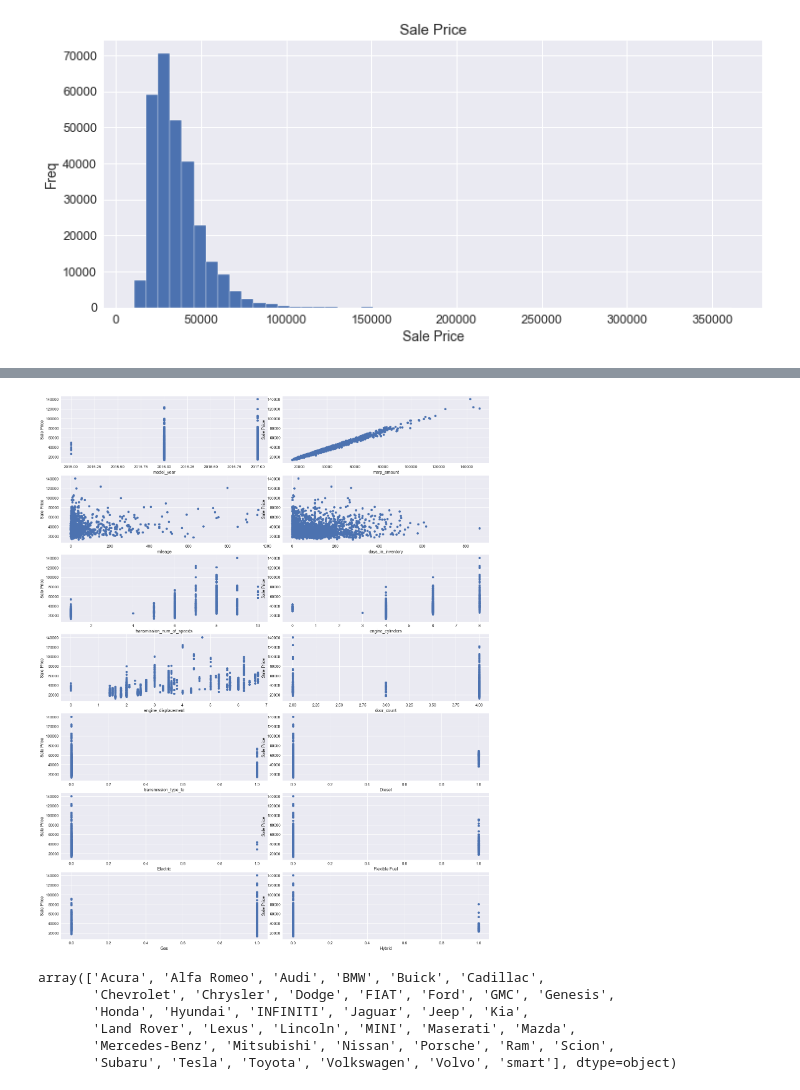
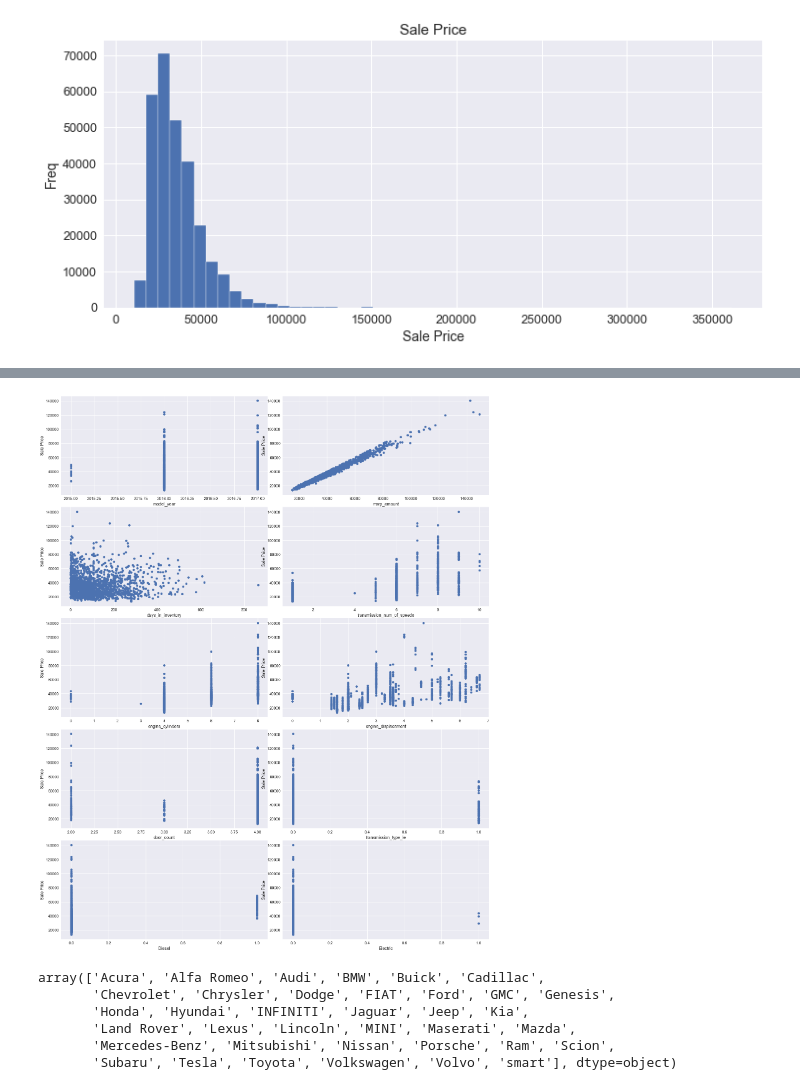
Before and after one commit to chaosem/Data-Science-Career-Track, a Jupyter notebook: Capstone Project/Predicting Vehicle Sale Price.ipynb, the cells around one changed output, grey strips where cells are left out. Saved outputs shown, nothing was run; the diff lists cells and outputs as text; code cells hidden in the pictures.

```diff
--- a/Capstone Project/Predicting Vehicle Sale Price.ipynb
+++ b/Capstone Project/Predicting Vehicle Sale Price.ipynb
@@ -191,3 +191,7 @@ df.head()
 | 3 | 2016-12-31 | 2017 | Buick | LaCrosse | Premium Sedan 4D | Midsize Car | KEN_GARFF | 43917.21 | ... |
 | 4 | 2016-12-31 | 2017 | Honda | CR-V | EX Sport Utility 4D | Compact SUV Crossover | VIN_SOLUTIONS | 28100.00 | ... |
 5 rows × 31 columns
+# %%
+drivetrain = pd.get_dummies(df.drivetrain_description)
+df = pd.concat([df, drivetrain], axis=1)
+df.head()
@@ -263,3 +276,15 @@ plt.ylabel('Freq')
 plt.title('Sale Price');
 # %% [output]
 [figure]
+# %%
+plot_columns_2 = ['Flexible Fuel', 'Gas', 'Hybrid',
+                  '4WD', 'AWD', 'FWD', 'RWD', '2WD']
+
+fig, ax = plt.subplots(4, 2, figsize=(20,25))
+plt.tight_layout()
+z = 0
+for i in range(4):
+    for j in range(2):
+        _ = ax[i][j].scatter(df[plot_columns_2[z]], df.sale_price_amount)
+        _1 = ax[i][j].set(xlabel=plot_columns_2[z], ylabel='Sale Price')
+        z += 1
@@ -266,19 +293,22 @@ plt.title('Sale Price');
 # %%
-plot_columns = ['model_year', 'msrp_amount', 'mileage', 'days_in_inventory',
+# plot_columns = ['model_year', 'msrp_amount', 'days_in_inventory',
+#                 'transmission_num_of_speeds', 'engine_cylinders', 'engine_displacement',
+#                 'door_count', 'transmission_type_le', 'Diesel', 'Electric', 'Flexible Fuel',
+#                'Gas', 'Hybrid', '4WD', 'AWD', 'FWD', 'RWD', '2WD']
+plot_columns_1 = ['model_year', 'msrp_amount', 'days_in_inventory',
                 'transmission_num_of_speeds', 'engine_cylinders', 'engine_displacement',
-                'door_count', 'transmission_type_le', 'Diesel', 'Electric', 'Flexible Fuel',
-               'Gas', 'Hybrid']
+                  'door_count', 'transmission_type_le', 'Diesel', 'Electric']
 
-fig, ax = plt.subplots(7, 2, figsize=(20,25))
+fig, ax = plt.subplots(5, 2, figsize=(20,25))
 plt.tight_layout()
 z = 0
-for i in range(7):
+for i in range(5):
     for j in range(2):
-        _ = ax[i][j].scatter(df[plot_columns[z]], df.sale_price_amount)
-        _1 = ax[i][j].set(xlabel=plot_columns[z], ylabel='Sale Price')
+        _ = ax[i][j].scatter(df[plot_columns_1[z]], df.sale_price_amount)
+        _1 = ax[i][j].set(xlabel=plot_columns_1[z], ylabel='Sale Price')
         z += 1
 # %% [output]
-[figure, old version]
+[figure, new version]
 # %%
 df = df.loc[df.segment != "Exotic", :]
 # %%
```
Also changed, not shown: parts of 7 cells of this notebook, 8 other files.
